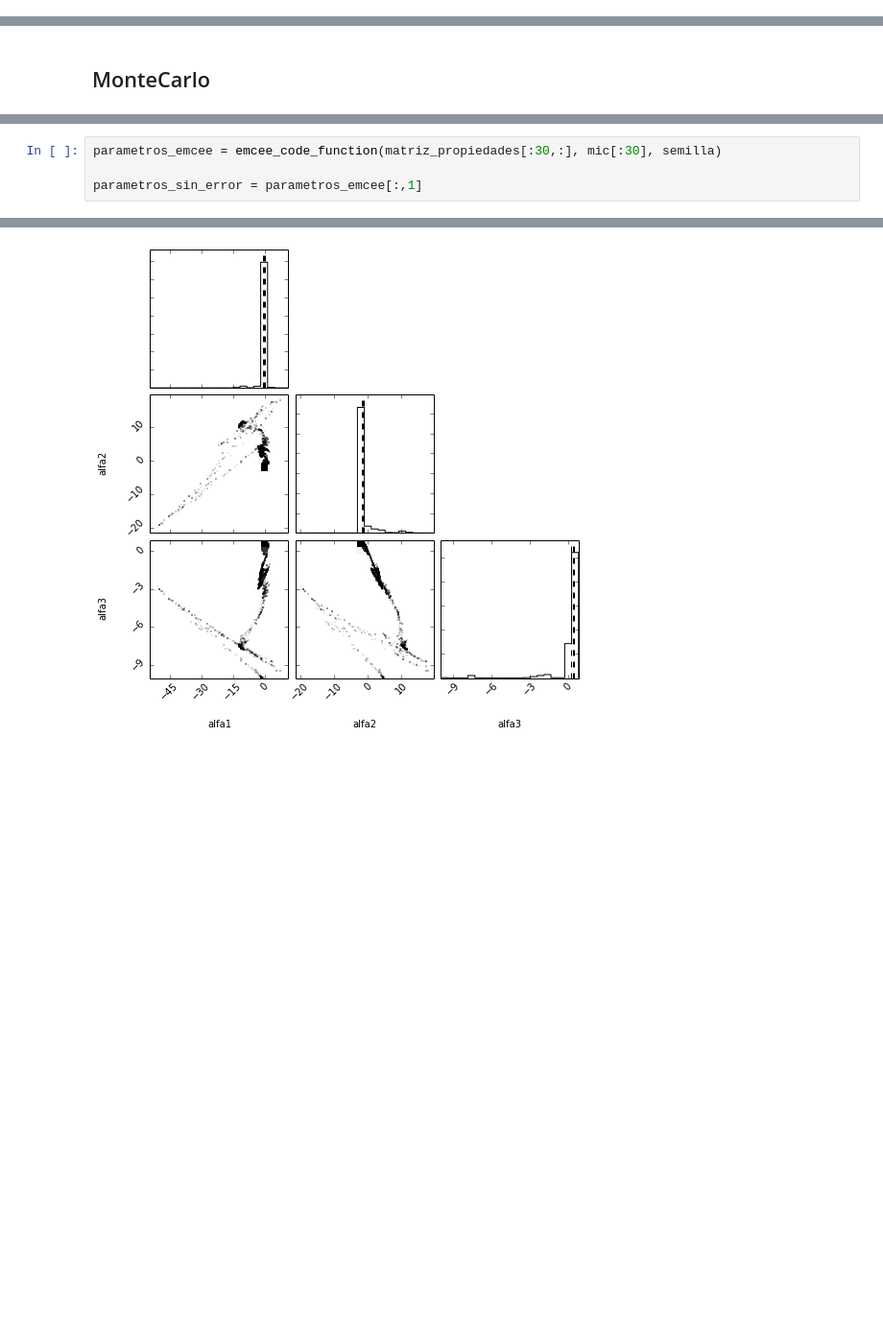
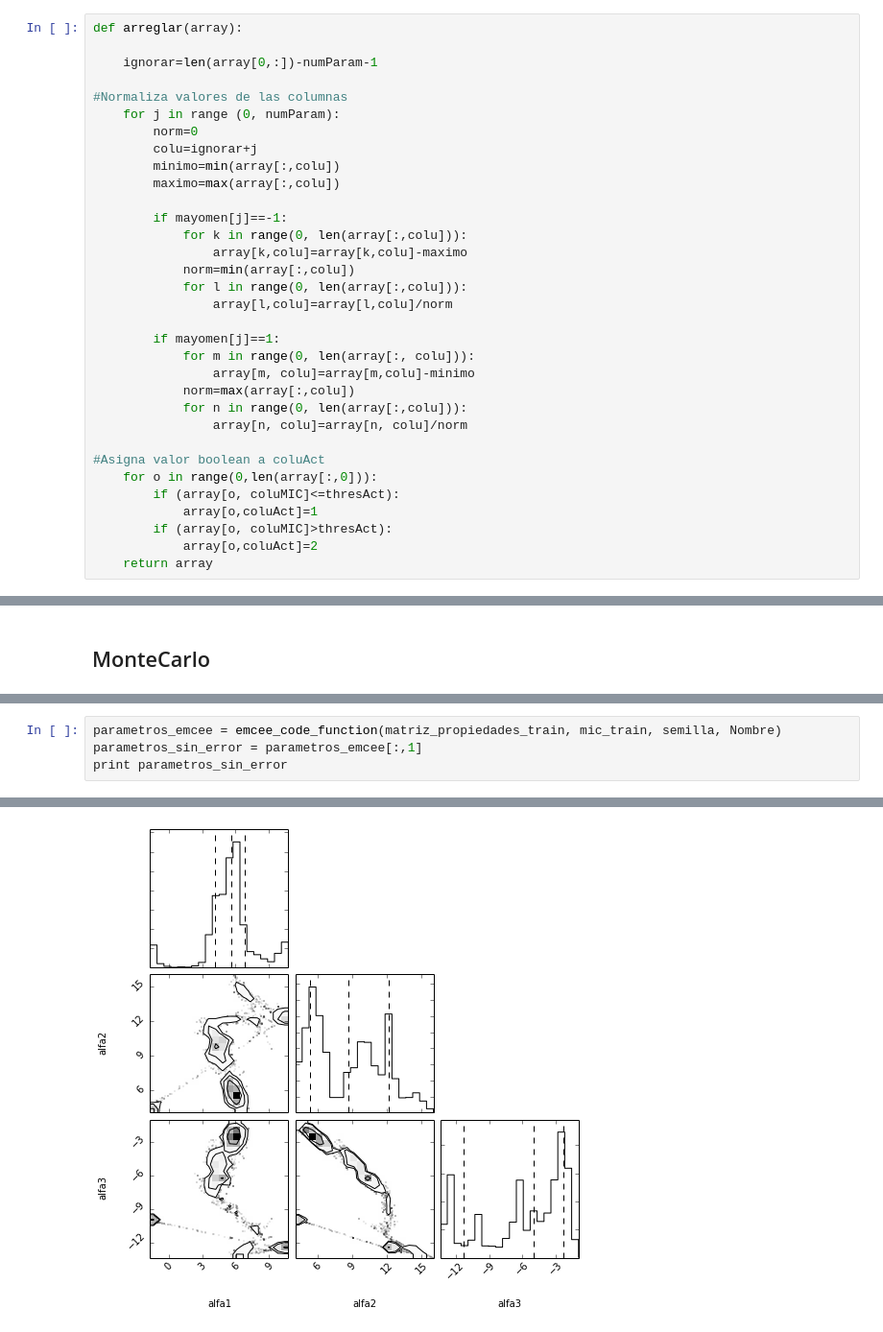
Before and after one commit to cebasfu93/CODE, a Jupyter notebook: CODE.ipynb, the cells around one changed output, grey strips where cells are left out. Shown: that part at 96% size. Saved outputs shown, nothing was run; the diff lists cells and outputs as text; blank space fills up the shorter version.

Commit message:
Graficas Train y Test

```diff
--- a/CODE.ipynb
+++ b/CODE.ipynb
@@ -82,0 +50,33 @@ for k in range(0, len(Datos[:,0])):
+# %%
+def arreglar(array):
+
+    ignorar=len(array[0,:])-numParam-1
+
+#Normaliza valores de las columnas
+    for j in range (0, numParam):
+        norm=0
+        colu=ignorar+j
+        minimo=min(array[:,colu])
+        maximo=max(array[:,colu])
+
+        if mayomen[j]==-1:
+            for k in range(0, len(array[:,colu])):
+                array[k,colu]=array[k,colu]-maximo
+            norm=min(array[:,colu])
+            for l in range(0, len(array[:,colu])):
+                array[l,colu]=array[l,colu]/norm
+
+        if mayomen[j]==1:
+            for m in range(0, len(array[:, colu])):
+                array[m, colu]=array[m,colu]-minimo
+            norm=max(array[:,colu])
+            for n in range(0, len(array[:,colu])):
+                array[n, colu]=array[n, colu]/norm
+
+#Asigna valor boolean a coluAct
+    for o in range(0,len(array[:,0])):
+        if (array[o, coluMIC]<=thresAct):
+            array[o,coluAct]=1
+        if (array[o, coluMIC]>thresAct):
+            array[o,coluAct]=2
+    return array
@@ -93,5 +132,5 @@ print shape(matriz_propiedades[:30,:])
 # %%
-parametros_emcee = emcee_code_function(matriz_propiedades[:30,:], mic[:30], semilla)
-
+parametros_emcee = emcee_code_function(matriz_propiedades_train, mic_train, semilla, Nombre)
 parametros_sin_error = parametros_emcee[:,1]
+print parametros_sin_error
 # %% [output]
@@ -103 +143 @@ Parameter = [16 50 84]
-[figure, old version]
+[figure, new version]
```
Also changed, not shown: parts of 14 cells of this notebook, 8 other files.
